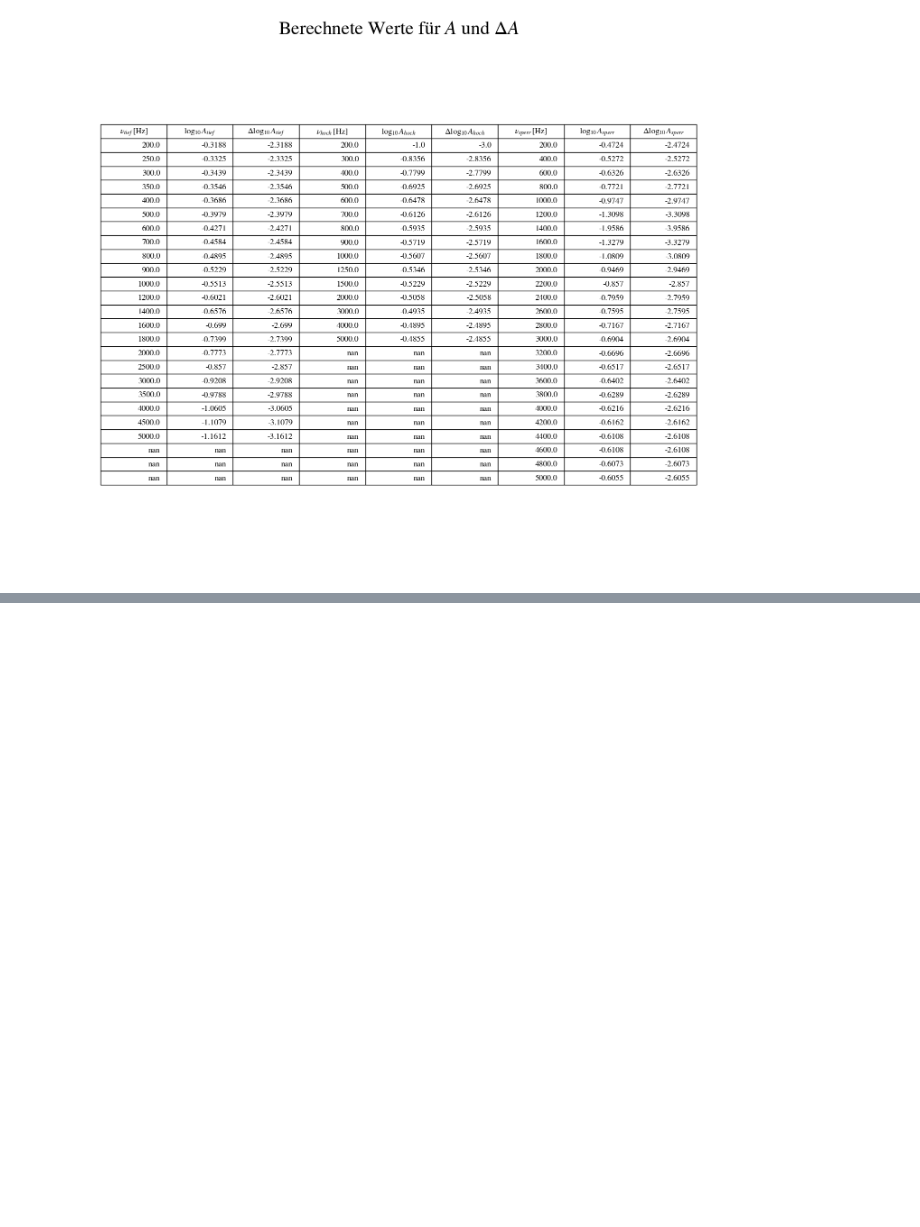
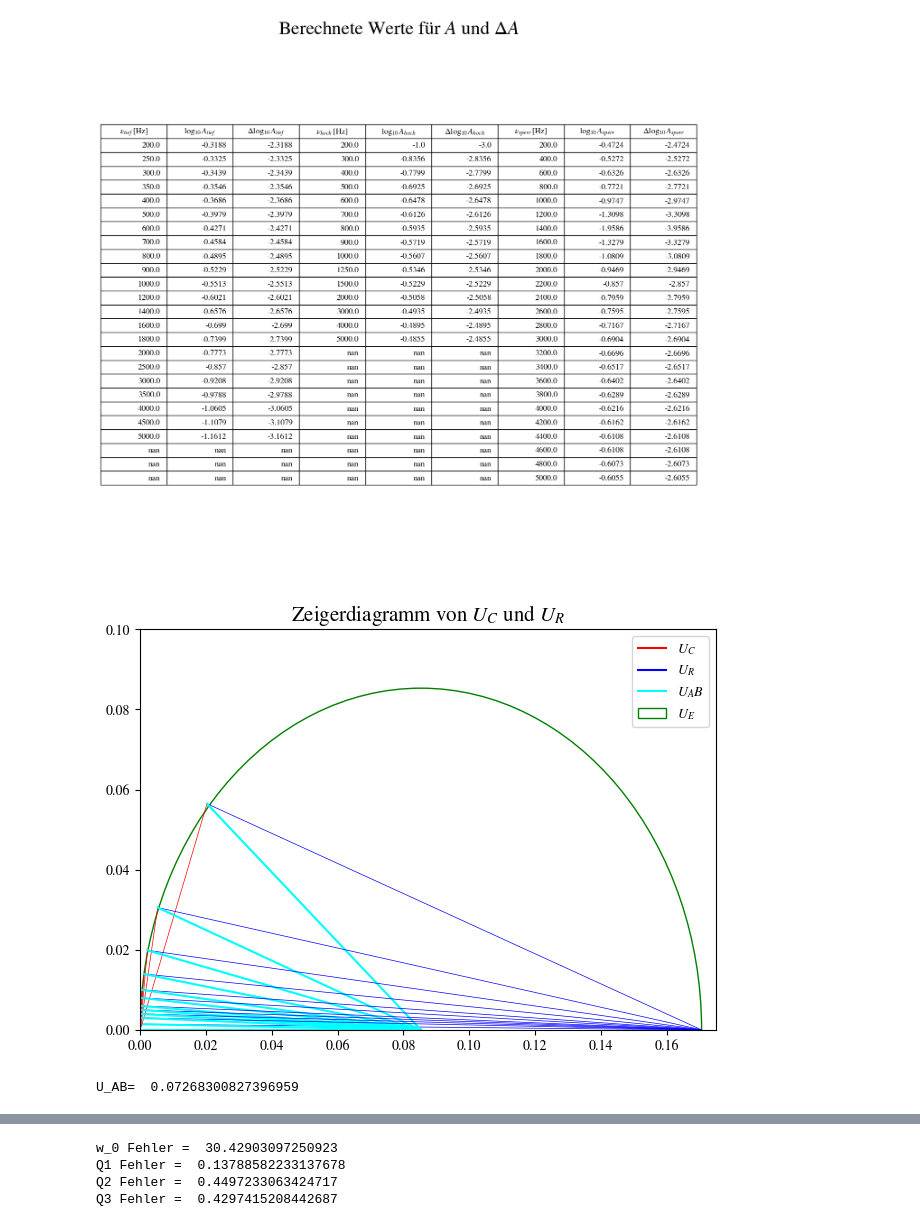
Before and after one commit to vschnizler/physikcode, a Jupyter notebook: P2/234/Versuch234.ipynb, the cells around one changed output, grey strips where cells are left out. Saved outputs shown, nothing was run; the diff lists cells and outputs as text; code cells hidden in the pictures; blank space fills up the shorter version.

```diff
--- a/P2/234/Versuch234.ipynb
+++ b/P2/234/Versuch234.ipynb
@@ -181,7 +181,7 @@ def d():
     plt.legend()
     plt.title(r"$\text{Zeigerdiagramm von } U_C \text{ und } U_R$", fontsize=15)
     plt.tight_layout()
-    plt.savefig('Figures/Zeigerdiag.png', dpi=1200)
+    plt.savefig('Figures/Zeigerdiag.pdf', format='pdf',  dpi=1200)
     plt.show()
     print("U_AB= ", U_AB/len(dataU[:,1]))
 
@@ -232,7 +232,7 @@ def j():
     plt.title(r'$\text{Resonanzkurve Schwingkreis}$', fontsize=15)
     plt.legend()
     plt.tight_layout()
-    plt.savefig('Figures/Resonanzkurve.png', dpi=1200)
+    plt.savefig('Figures/Resonanzkurve.pdf', format='pdf',  dpi=1200)
     plt.show()
 
     L, C = sp.symbols(' L C')
@@ -330,7 +330,7 @@ def f():
     plt.grid()
     plt.title(r'$\text{Tief- und Hochpassfilter Doppellog.}$')
     plt.tight_layout()
-    plt.savefig('Figures/TiefHochLog.png', dpi=1200)
+    plt.savefig('Figures/TiefHochLog.pdf', format='pdf',  dpi=1200)
     plt.show()
 
     plt.errorbar((Omega_tief*nu_gr_val), (A_tief)*U_E, xerr=(Omega_tief_err)*nu_0, yerr=(A_tief_err), ls='', capsize=1.5, ecolor='blue', label='Tiefpass')
@@ -342,7 +342,7 @@ def f():
     plt.title(r'$\text{Tief- und Hochpassfilter linear}$')
     plt.grid()
     plt.tight_layout()
-    plt.savefig('Figures/TiefHochLin.png', dpi=1200)
+    plt.savefig('Figures/TiefHochLin.pdf', format='pdf',  dpi=1200)
     plt.show()
 
     plt.errorbar(np.log10(Omega_sperr), 20*np.log10(A_sperr), xerr=(Omega_sperr_err/(nu_0* np.log(10) * Omega_sperr)), yerr=(20*A_sperr_err/(np.log(10)*A_sperr)), ls='', capsize=1.5, label="Sperrfilter", ecolor='green')
@@ -352,7 +352,7 @@ def f():
     plt.grid()
     plt.title(r'$\text{Sperrfilter Doppellog.}$')
     plt.tight_layout()
-    plt.savefig('Figures/SperrLog.png', dpi=1200)
+    plt.savefig('Figures/SperrLog.pdf', format='pdf',  dpi=1200)
     plt.show()
 
     plt.errorbar((Omega_sperr)*nu_0, (A_sperr)*U_E, xerr=(Omega_sperr_err)*nu_0, yerr=(A_sperr_err), ls='', capsize=1.5, label="Sperrfilter", ecolor='green')
@@ -362,7 +362,7 @@ def f():
     plt.grid()
     plt.title(r'$\text{Sperrfilter linear}$')
     plt.tight_layout()
-    plt.savefig('Figures/SperrLinear.png', dpi=1200)
+    plt.savefig('Figures/SperrLinear.pdf', format='pdf',  dpi=1200)
     plt.show()
 
     R, C, w0 = sp.symbols('R C w0')
@@ -374,7 +374,7 @@ def f():
 
     data_total = [data_tief[:,0], np.round(np.log10(A_tief), 4), np.round(np.log10(A_tief_err), 4), data_hoch[:,0], np.round(np.log10(A_hoch), 4), np.round(np.log10(A_hoch_err), 4), data_sperr[:,0], np.round(np.log10(A_sperr), 4), np.round(np.log10(A_sperr_err), 4)]
 
-    plot_table(data_total, [r"$\nu_{tief} \: \left[ \text{Hz} \right]$", r"$\log_{10} A_{tief}$", r"$\Delta \log_{10} A_{tief}$",  r"$\nu_{hoch} \: \left[ \text{Hz} \right]$", r"$\log_{10} A_{hoch}$", r"$\Delta \log_{10} A_{hoch}$", r"$\nu_{sperr} \: \left[ \text{Hz} \right]$", r"$\log_{10} A_{sperr}$", r"$\Delta \log_{10} A_{sperr}$"], filename="Figures/table.png", title=r"Berechnete Werte für $A$ und $\Delta A$")
+    plot_table(data_total, [r"$\nu_{tief} \: \left[ \text{Hz} \right]$", r"$\log_{10} A_{tief}$", r"$\Delta \log_{10} A_{tief}$",  r"$\nu_{hoch} \: \left[ \text{Hz} \right]$", r"$\log_{10} A_{hoch}$", r"$\Delta \log_{10} A_{hoch}$", r"$\nu_{sperr} \: \left[ \text{Hz} \right]$", r"$\log_{10} A_{sperr}$", r"$\Delta \log_{10} A_{sperr}$"], filename="Figures/table.pdf",  title=r"Berechnete Werte für $A$ und $\Delta A$")
 
 
 
@@ -402,10 +402,10 @@ def b():
 
 
 
-#a()
-#b()
+a()
+b()
 f()
-#c()
-#d()
-#j()
+c()
+d()
+j()
 # %% [output]
@@ -419 +437,3 @@ Q_theo Fehler:  0.1149586915722776
 [figure]
+[figure, added]
+U_AB=  0.07268300827396959
@@ -419,0 +441,4 @@ Q_theo Fehler:  0.1149586915722776
+w_0 Fehler =  30.42903097250923
+Q1 Fehler =  0.13788582233137678
+Q2 Fehler =  0.4497233063424717
+Q3 Fehler =  0.4297415208442687
```
Also changed, not shown: parts of 1 cell of this notebook, 43 other files.
